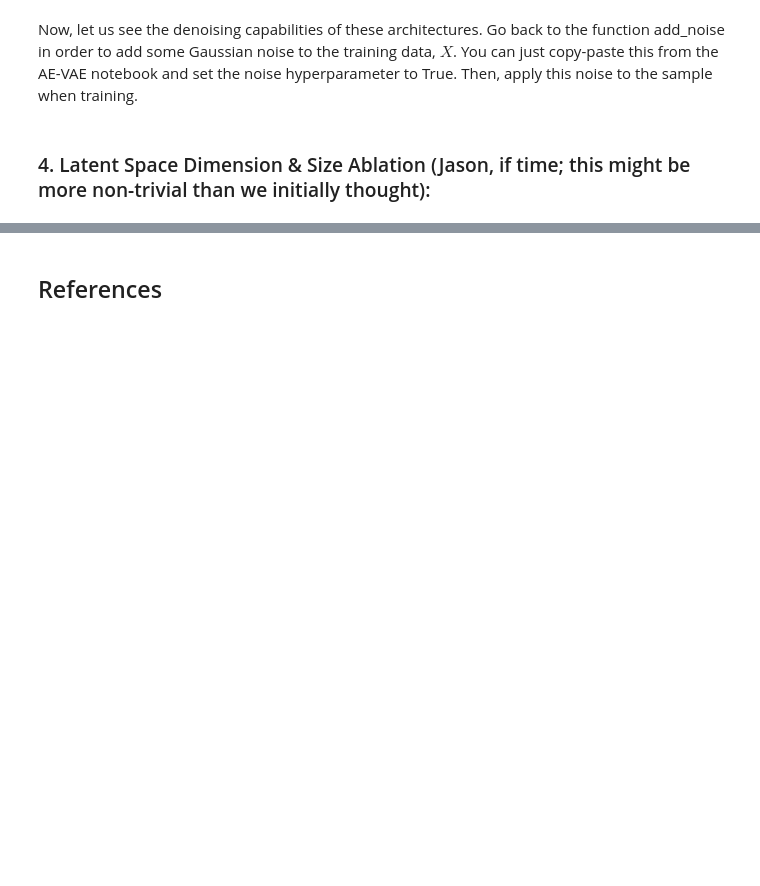
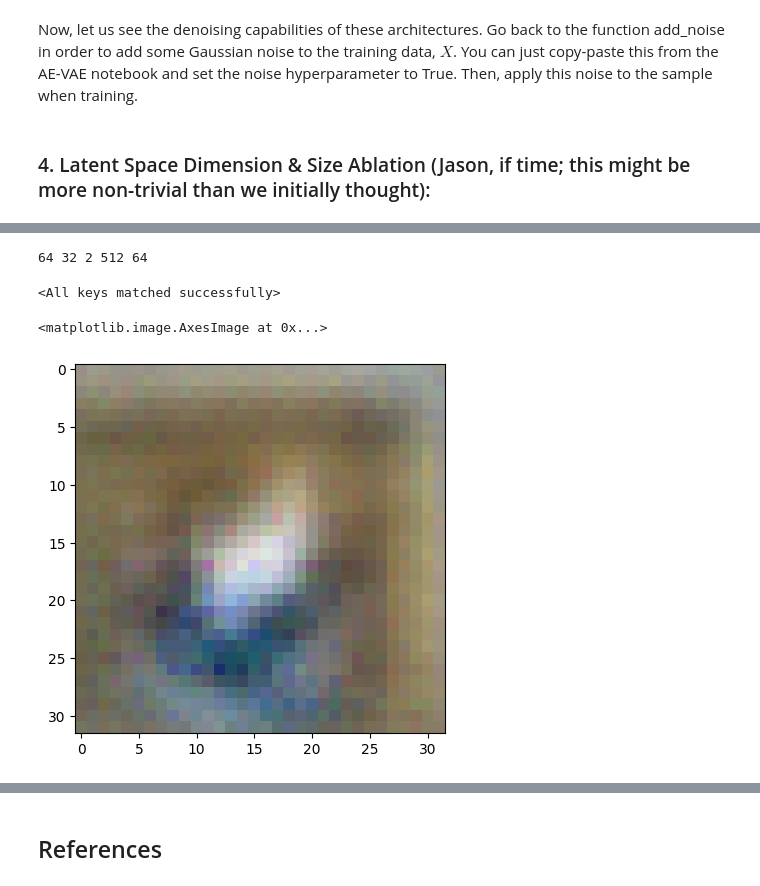
Before and after one commit to chancharikmitra/CS182_All_About_Autoencoders, a Jupyter notebook: demo/VQ_VAE.ipynb, the cells around one changed output, grey strips where cells are left out. Drawn from its saved outputs; the diff is of its cells as text; code cells hidden in the pictures; blank space fills up the shorter version.

Commit message:
combine vqvae sampling demo

```diff
--- a/demo/VQ_VAE.ipynb
+++ b/demo/VQ_VAE.ipynb
@@ -316,7 +316,7 @@ for epoch in range(epochs):
         loss = recon_error.item() * 32
 
         avg_loss += loss / len(validation_data)
-        test_res_recon_error.append(recon_error)
+        test_res_recon_error.append(recon_error.item())
 
     print(f'Validation Loss: {avg_loss}')
 # %% [output]
@@ -727,0 +736,27 @@ with torch.no_grad():
+# %%
+# first load the model again
+n_embeddings = 512
+print(n_hiddens,n_residual_hiddens, n_residual_layers,n_embeddings,embedding_dim)
+model = VQVAE(n_hiddens, n_residual_hiddens, n_residual_layers,
+              n_embeddings, embedding_dim,
+              beta).to(device)
+model.load_state_dict(torch.load('VQ-VAE_Model'))
+# %% [output]
+64 32 2 512 64
+<All keys matched successfully>
+# %%
+def sample_model_uniform(model):
+  # sample 8 x 8 embedding vectors
+  encoding_indices = torch.argmin(torch.rand(size = [8 * 8, n_embeddings]), dim=1).to(device).unsqueeze(1)
+  encodings = torch.zeros(encoding_indices.shape[0], n_embeddings, device=device)
+  encodings.scatter_(1, encoding_indices, 1)
+  quantized = torch.matmul(encodings, model.vector_quantization._embedding.weight)
+  quantized = quantized.view(1, 8, 8, 64)
+  quantized = quantized.permute(0, 3, 1, 2).contiguous()
+  z_e = model.decoder(quantized)
+  return z_e
+
+plt.imshow(sample_model_uniform(model).squeeze(0).permute(1, 2, 0).cpu().detach() + 0.5)
+# %% [output]
+<matplotlib.image.AxesImage at 0x...>
+[figure, added]
```
Also changed, not shown: parts of 11 cells of this notebook.
